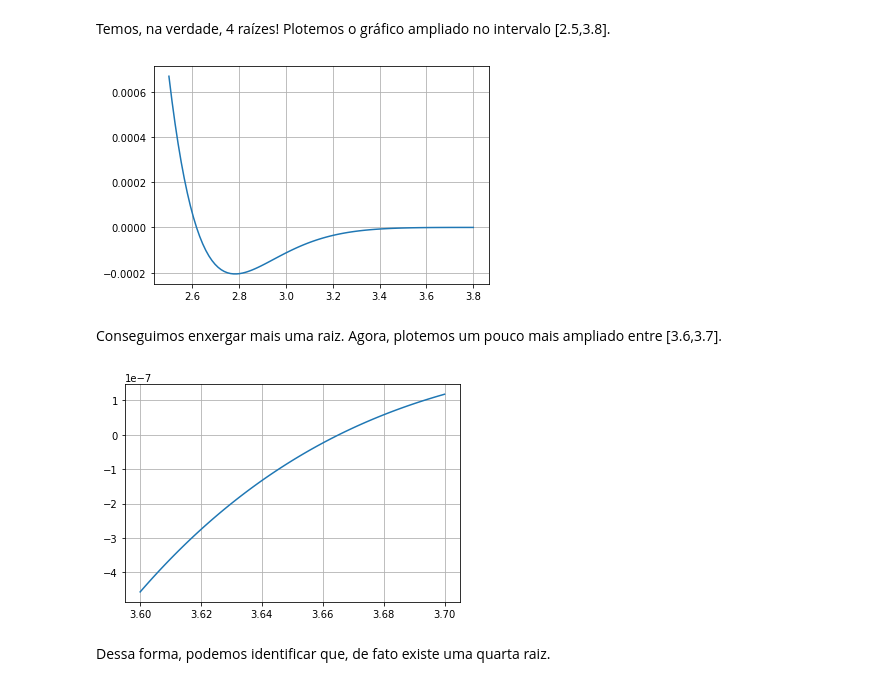
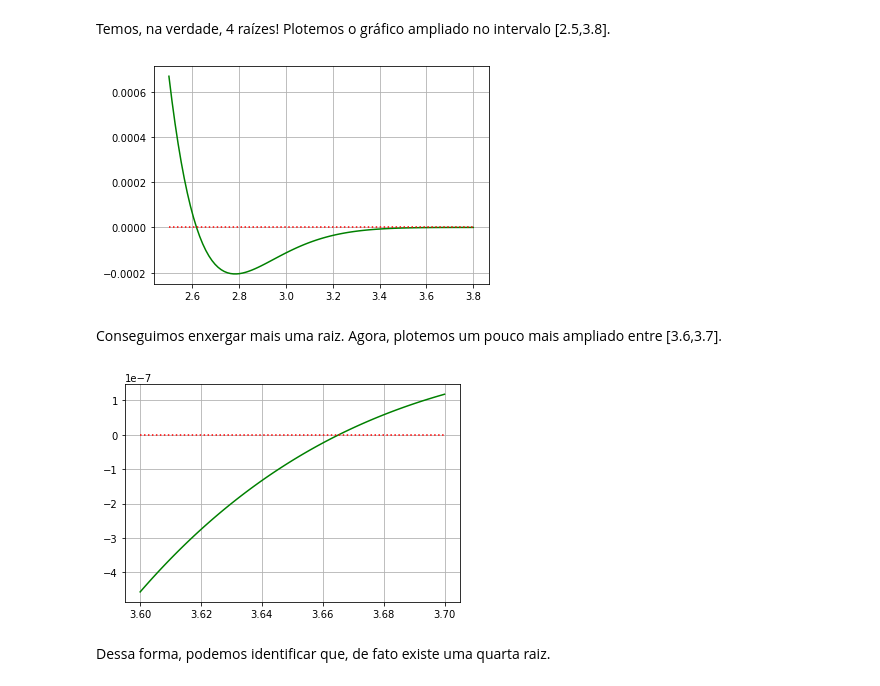
Before and after one commit to gcpeixoto/LVMN, a Jupyter notebook: _build/jupyter_execute/aula-03-analise-grafica.ipynb, the cells around one changed output. Saved outputs shown, nothing was run; the diff lists cells and outputs as text; code cells hidden in the pictures.

```diff
--- a/_build/jupyter_execute/aula-03-analise-grafica.ipynb
+++ b/_build/jupyter_execute/aula-03-analise-grafica.ipynb
@@ -83,11 +127,0 @@ plt.grid()
-# %%
-# refinamento
-a,b = 15.12,15.14
-c = np.linspace(a,b,100)
-f = g*m/c*(1 - np.exp(-c/m*t)) - v
-
-plt.plot(c,f)
-plt.plot(c,0*c,'r--')
-plt.axvline(x=15.1278)
-plt.axvline(x=15.1275)
-plt.grid()
@@ -138,0 +147,21 @@ s(9) = 10
+# %%
+# No. de elementos
+N = 30
+
+# Função de iteração
+x = [1/2]
+
+print(f'x(0) = {x[0]}')
+for k in range(1,N):
+    phi = x[k-1]**1/2/np.pi - x[k-1]
+    x.append(phi)
+    print(f'x({k}) = {phi:.4f}')
+
+# Plotagem
+plt.figure(figsize=(8,3))
+plt.plot(x,'go',label=r'$\dfrac{ (x^{(k)})^{1/2}}{\pi} - x^{(k)}$')
+plt.xticks(range(N))
+plt.xlabel('$x^{(k)}$',fontsize=12)
+plt.ylabel('$\phi_1^{(k)}$',fontsize=12)
+plt.grid(axis='both')
+plt.legend(loc='upper right');
@@ -200,16 +284,16 @@ print(raizes)
 Temos, na verdade, 4 raízes! Plotemos o gráfico ampliado no intervalo [2.5,3.8].
 # %%
 x2 = np.linspace(2.5,3.8,100)
-plt.plot(x2,f(x2)); plt.grid()
+plt.plot(x2,f(x2),'g',x2,0*f(x2),'r:'); plt.grid()
 # %% [output]
-[figure, old version]
+[figure, new version]
 # %% [markdown]
 Conseguimos enxergar mais uma raiz. Agora, plotemos um pouco mais ampliado entre [3.6,3.7].
 # %%
 x3 = np.linspace(3.6,3.7,100)
-plt.plot(x3,f(x3)); plt.grid()
+plt.plot(x3,f(x3),'g',x3,0*f(x3),'r:'); plt.grid()
 # %% [output]
-[figure, old version]
+[figure, new version]
 # %% [markdown]
 Dessa forma, podemos identificar que, de fato existe uma quarta raiz.
 # %% [markdown]
```
Also changed, not shown: parts of 27 cells of this notebook, 37 other files.
